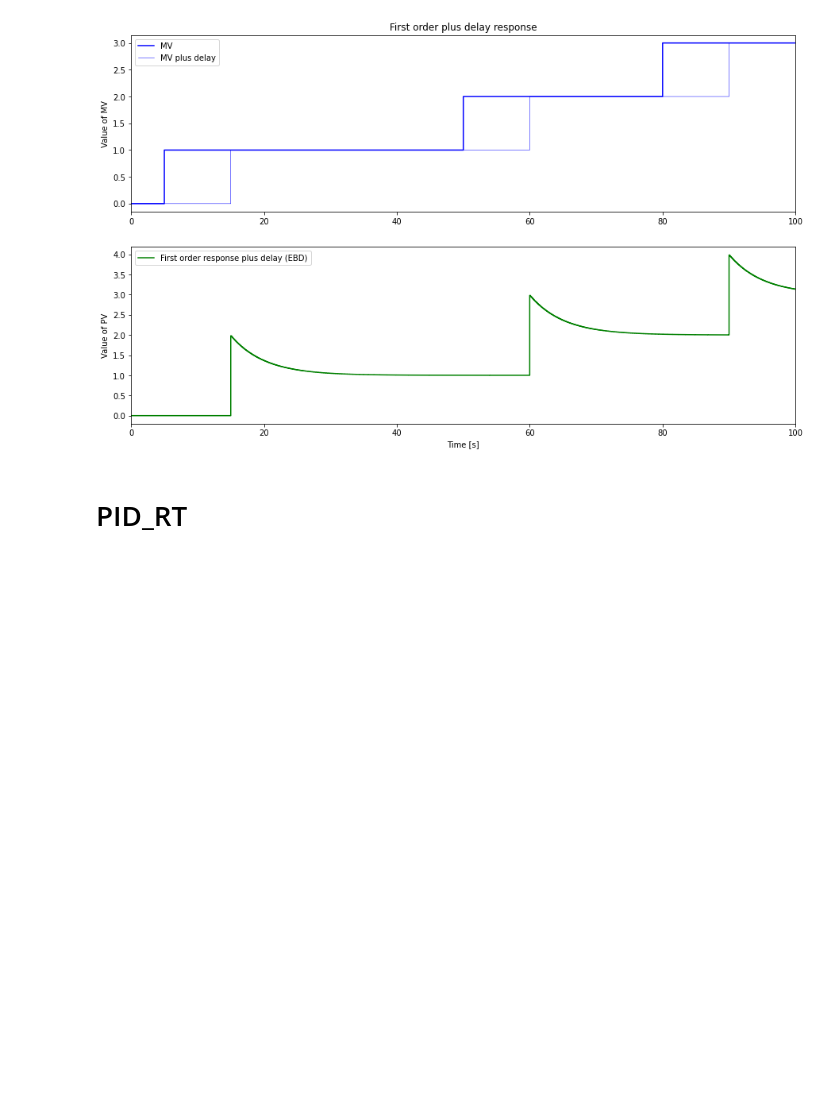
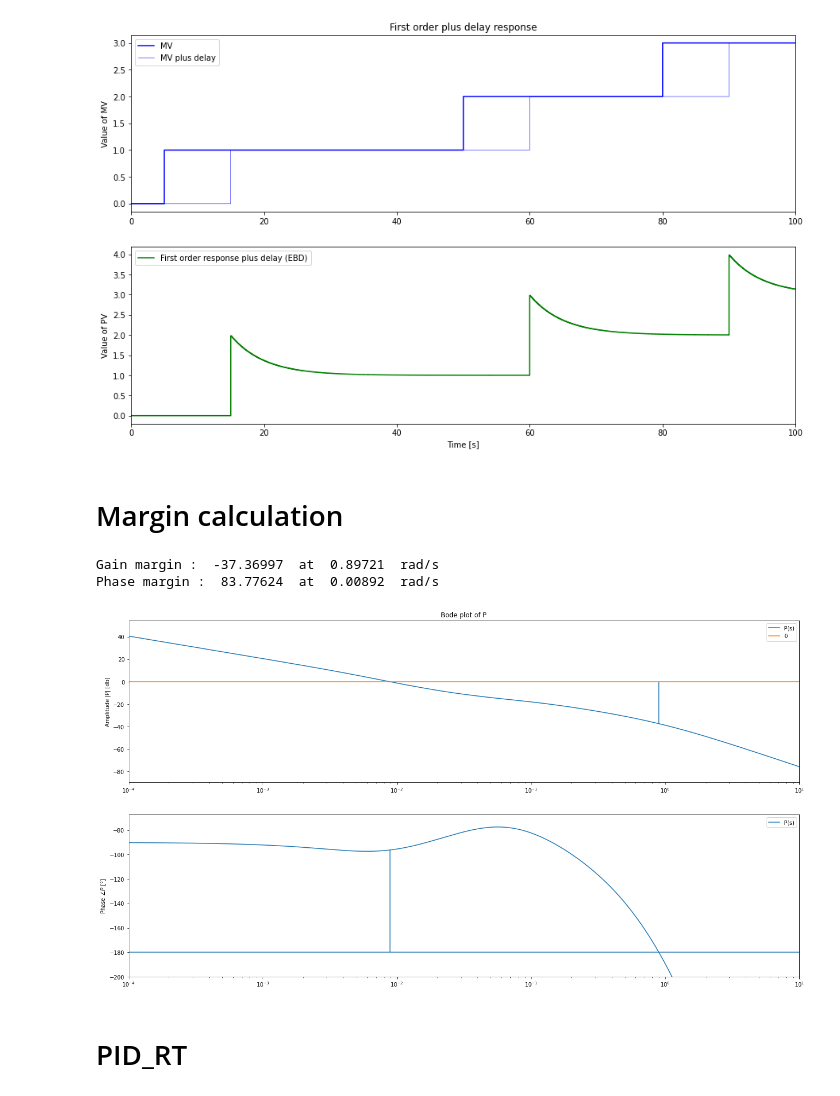
Before and after one commit to jmimassi/Control-Theory, a Jupyter notebook: Package_JM_RS.ipynb, the cells around one changed output. Saved outputs shown, nothing was run; the diff lists cells and outputs as text; code cells hidden in the pictures; blank space fills up the shorter version.

```diff
--- a/Package_JM_RS.ipynb
+++ b/Package_JM_RS.ipynb
@@ -57,6 +57,34 @@ plt.xlim([0, TSim])
 # %% [output]
 (0.0, 100.0)
 [figure]
+# %% [markdown]
+# Margin calculation
+# %%
+from package_JM_RS import PID,Margins
+from package_DBR import Process
+import numpy as np
+
+P = Process({}) # Defaultprocess = unit gain
+
+P.parameters['Kp'] = 0.63
+P.parameters['Tlag1'] = 146.0
+P.parameters['Tlag2'] = 1.0
+P.parameters['theta'] = 1.0
+
+
+C = PID({})
+C.parameters['Kc'] = 1.9
+C.parameters['Ti'] = 110.0
+C.parameters['Td'] = 10.0
+C.parameters['alpha'] = 1.0
+
+omega = np.logspace(-4,1,10000)
+
+Margins(P,C,omega)
+# %% [output]
+Gain margin :  -37.36997  at  0.89721  rad/s
+Phase margin :  83.77624  at  0.00892  rad/s
+[figure, added]
 # %% [markdown]
 # PID_RT
 # %%
```
Also changed, not shown: parts of 2 cells of this notebook, 4 other files.
